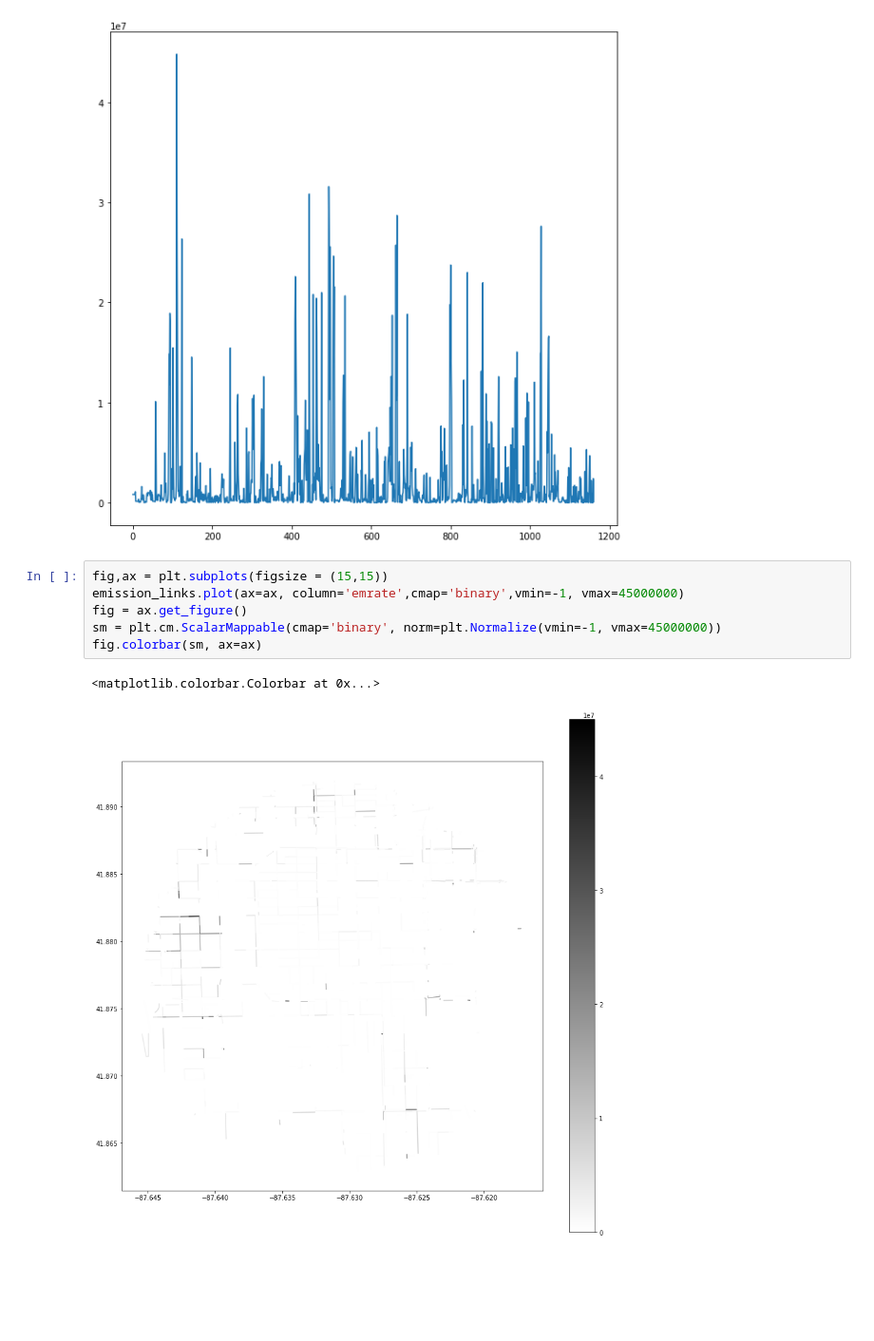
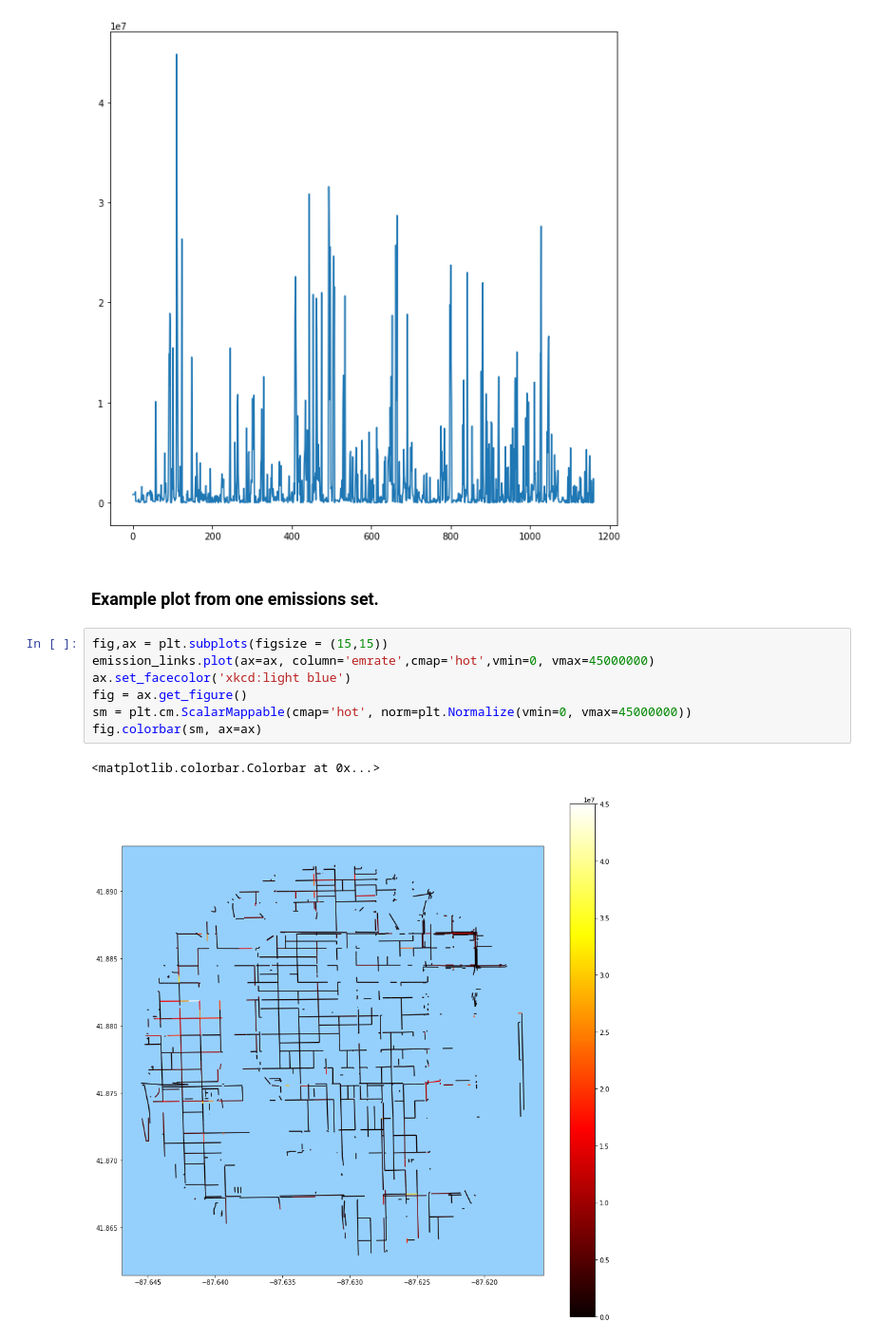
Before and after one commit to gajaha/smc-cuda-intersect, a Jupyter notebook: q2.ipynb, the cells around one changed output. Shown at 95% size. Cells and saved outputs as stored; diff of their text form; blank space fills up the shorter version.

```diff
--- a/q2.ipynb
+++ b/q2.ipynb
@@ -49,13 +64,16 @@ emission_links['emrate'].plot(ax=ax)
 plt.show()
 # %% [output]
 [figure]
+# %% [markdown]
+### Example plot from one emissions set.
 # %%
 fig,ax = plt.subplots(figsize = (15,15))
-emission_links.plot(ax=ax, column='emrate',cmap='binary',vmin=-1, vmax=45000000)
+emission_links.plot(ax=ax, column='emrate',cmap='hot',vmin=0, vmax=45000000)
+ax.set_facecolor('xkcd:light blue')
 fig = ax.get_figure()
-sm = plt.cm.ScalarMappable(cmap='binary', norm=plt.Normalize(vmin=-1, vmax=45000000))
+sm = plt.cm.ScalarMappable(cmap='hot', norm=plt.Normalize(vmin=0, vmax=45000000))
 fig.colorbar(sm, ax=ax)
 # %% [output]
 <matplotlib.colorbar.Colorbar at 0x...>
-[figure, old version]
+[figure, new version]
 # %% [markdown]
```
Also changed, not shown: parts of 25 cells of this notebook, 1 other file.
